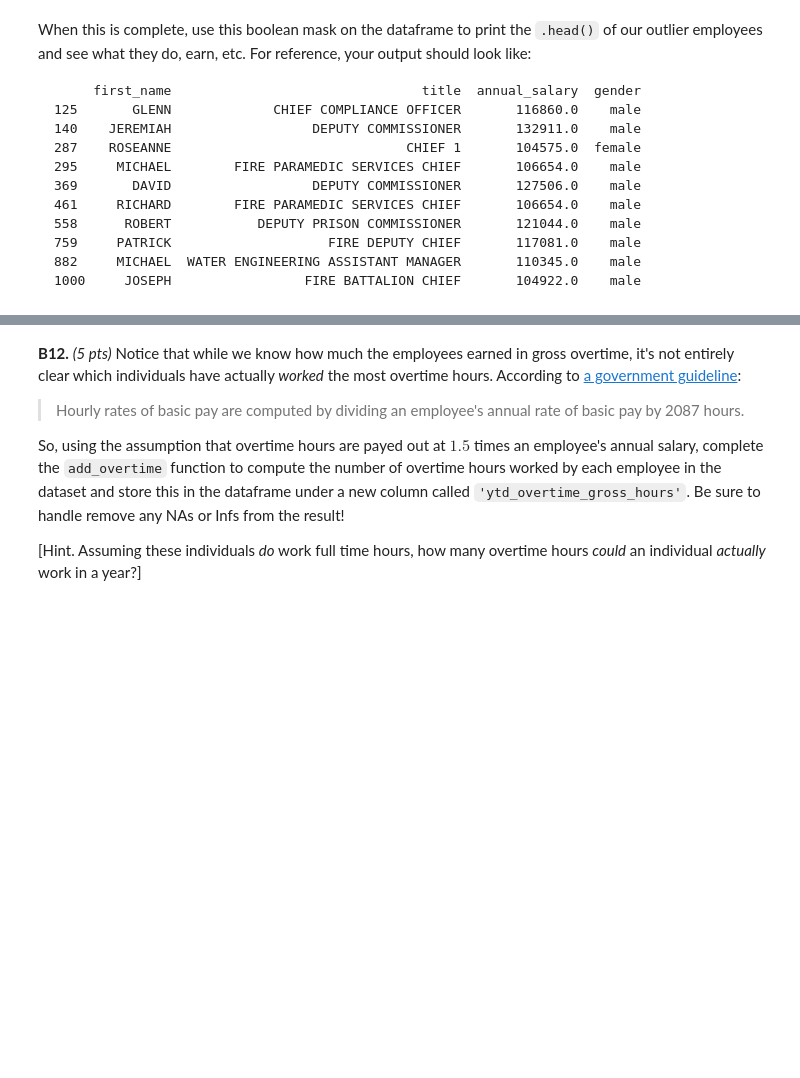
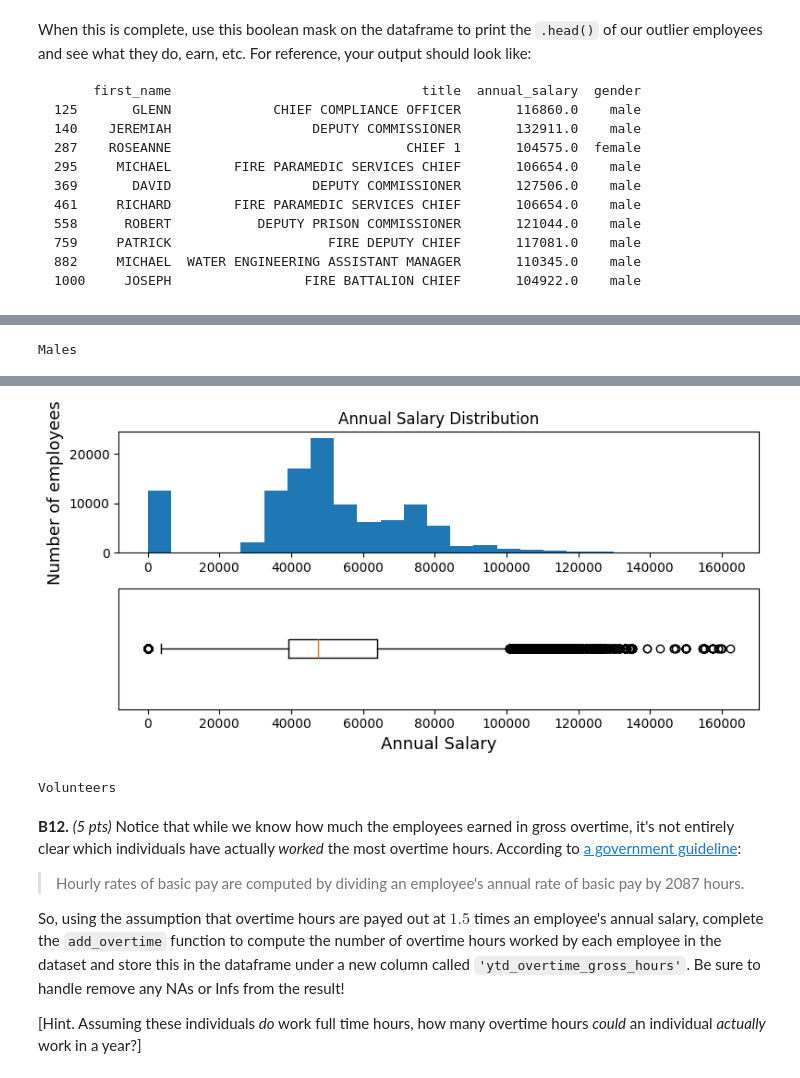
Before and after one commit to kahf10/DSCI-521-Group, a Jupyter notebook: Assignment2/module-B/A2-module-B_Kahf.ipynb, the cells around one changed output, grey strips where cells are left out. Drawn from its saved outputs; the diff is of its cells as text; code cells hidden in the pictures; blank space fills up the shorter version.

```diff
--- a/Assignment2/module-B/A2-module-B_Kahf.ipynb
+++ b/Assignment2/module-B/A2-module-B_Kahf.ipynb
@@ -453,7 +554,9 @@ print(df[outlier_salaries][['first_name', 'title', 'annual_salary', 'gender']].h
 
 # Review your output, do there appear to be
 # more higher-earning males or females in the data?
-print("<Your Answer: Males or Females>")
+print("Males")
+# %% [output]
+Males
 # %% [markdown]
 __B11.__ (5 pts) Now that we've got a sense of the outliers, let's see if we can up our visualization game. Both the boxplot and histogram provide different information on the structure of the distribution of salaries. It would be great if we could compare these! However, the best comparison will occur if the box is rotated and placed below the histogram so that the location of box, whiskers, etc. falls along (parallel to) the x-axis of the histogram.
 
@@ -474,10 +568,38 @@ fig = plt.figure(figsize = (8, 4))
+# %%
+# B11:Inline(4/5)
+
+fig = plt.figure(figsize = (8, 4))
+
+#--- Your code starts here
+
+# Create the subplot for histogram
+ax1 = fig.add_subplot(2, 1, 1)
+ax1.hist(df['annual_salary'].dropna(), bins=25)
+ax1.set_ylabel("Number of employees", fontsize = 13)
+ax1.set_title("Annual Salary Distribution")
+
+# Create subplot for the boxplot (rotated)
+ax2 = fig.add_subplot(2, 1, 2)
+ax2.boxplot(df['annual_salary'].dropna(), vert = False)
+ax2.set_xlabel("Annual Salary", fontsize = 13)
+
+# Remove y-ticks for the boxplot
+ax2.set_yticks([])
+
+plt.tight_layout()
+plt.show()
+#--- Your code ends here
+# %% [output]
+[figure, added]
 # %%
 # B11:Inline(1/5)
 
 # Reviewing this alignment of figures, are there actually
 # low-paid outliers at the bottom or are they volunteers,
 # i.e., have a categorically different relationship to 'wage'
-print("<Your Answer: Outlier or Volunteer>")
+print("Volunteers")
+# %% [output]
+Volunteers
 # %% [markdown]
 __B12.__ _(5 pts)_ Notice that while we know how much the employees earned in gross overtime, it's not entirely clear which individuals have actually _worked_ the most overtime hours. According to [a government guideline](https://www.opm.gov/policy-data-oversight/pay-leave/pay-administration/fact-sheets/computing-hourly-rates-of-pay-using-the-2087-hour-divisor/):
 
```
Also changed, not shown: parts of 38 cells of this notebook, 3 other files.
